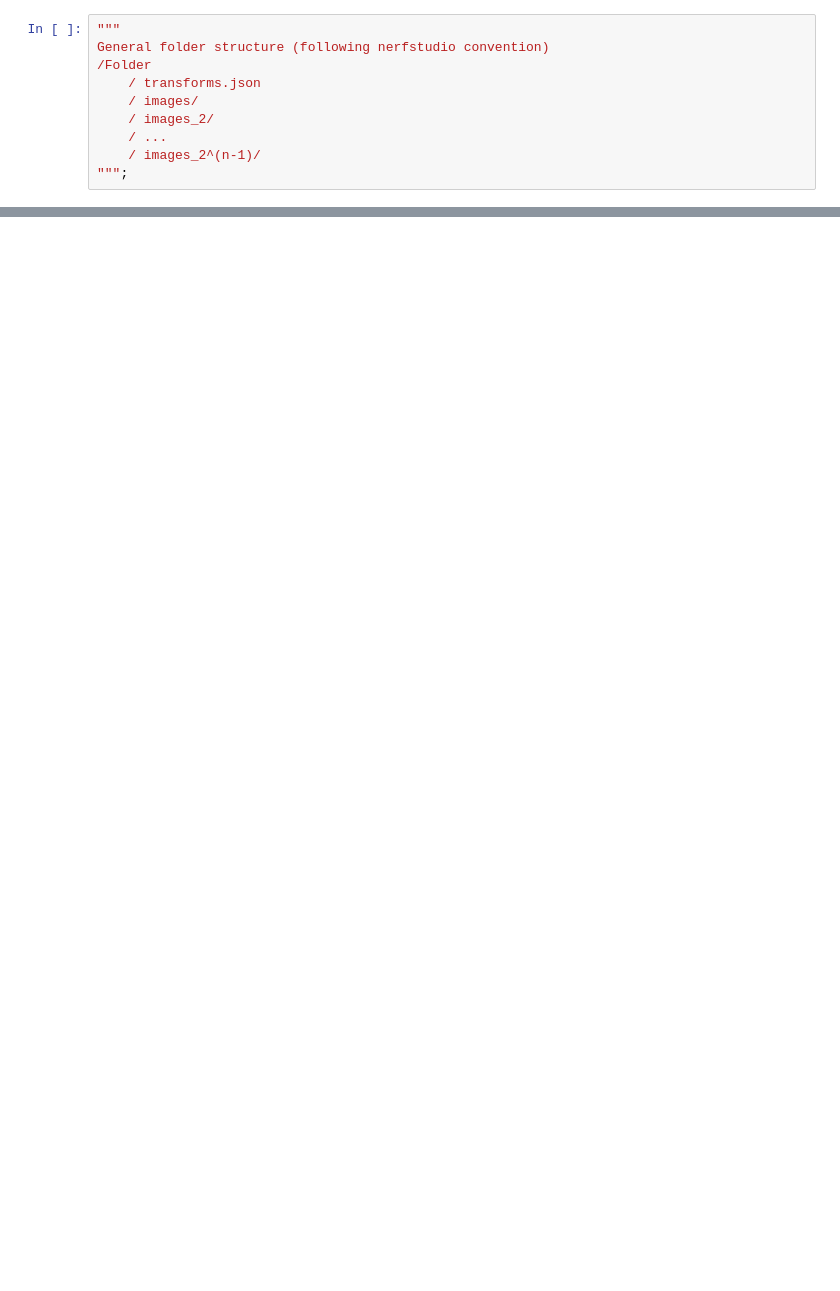
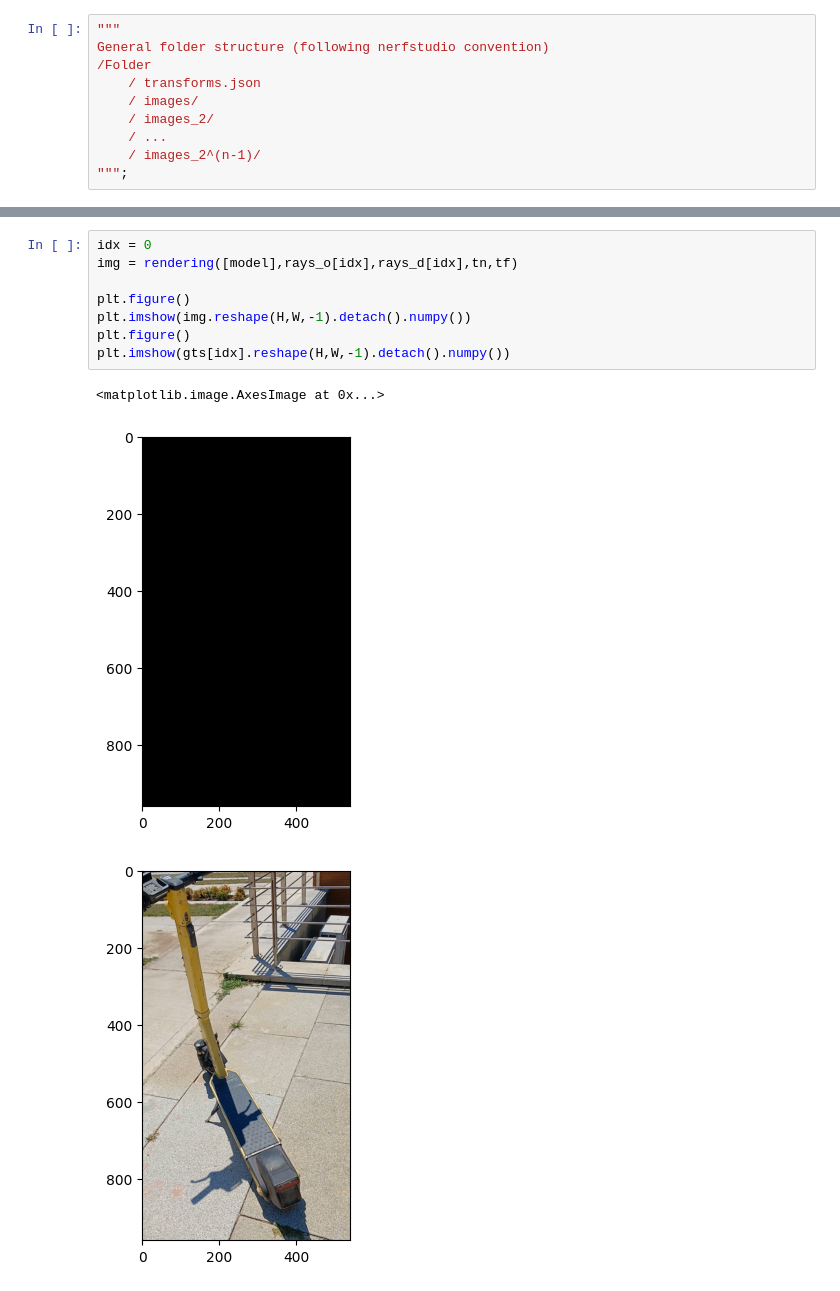
Before and after one commit to Assaciry/nerfacito, a Jupyter notebook: notebook_2_voxel.ipynb, the cells around one changed output, grey strips where cells are left out. Drawn from its saved outputs; the diff is of its cells as text; blank space fills up the shorter version.

```diff
--- a/notebook_2_voxel.ipynb
+++ b/notebook_2_voxel.ipynb
@@ -149,0 +258,12 @@ plt.imshow(img.reshape(270,480,-1).detach().numpy())
+# %%
+idx = 0
+img = rendering([model],rays_o[idx],rays_d[idx],tn,tf)
+
+plt.figure()
+plt.imshow(img.reshape(H,W,-1).detach().numpy())
+plt.figure()
+plt.imshow(gts[idx].reshape(H,W,-1).detach().numpy())
+# %% [output]
+<matplotlib.image.AxesImage at 0x...>
+[figure, added]
+[figure, added]
```
Also changed, not shown: parts of 18 cells of this notebook, 2 other files.
